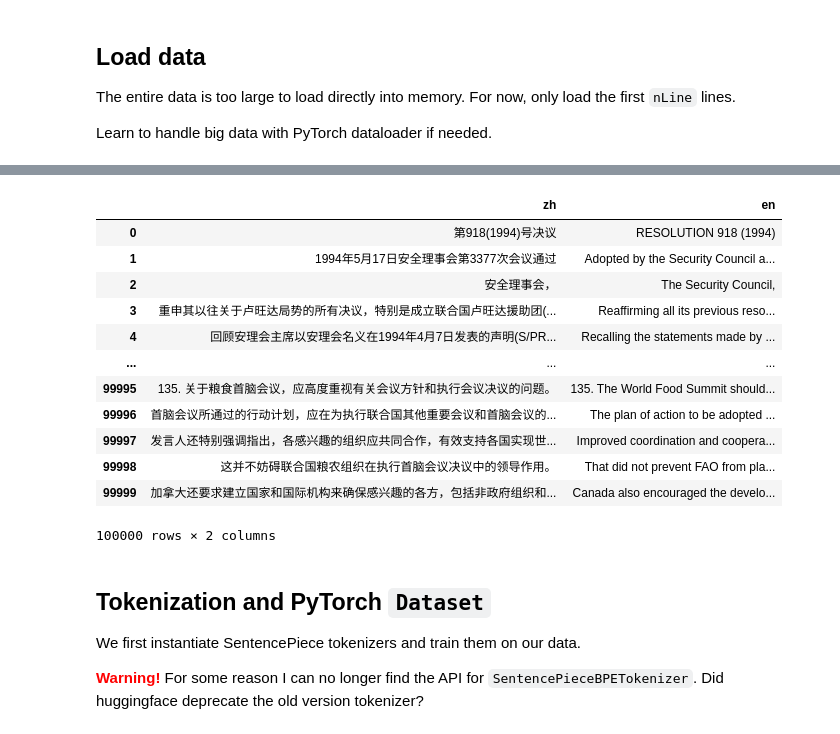
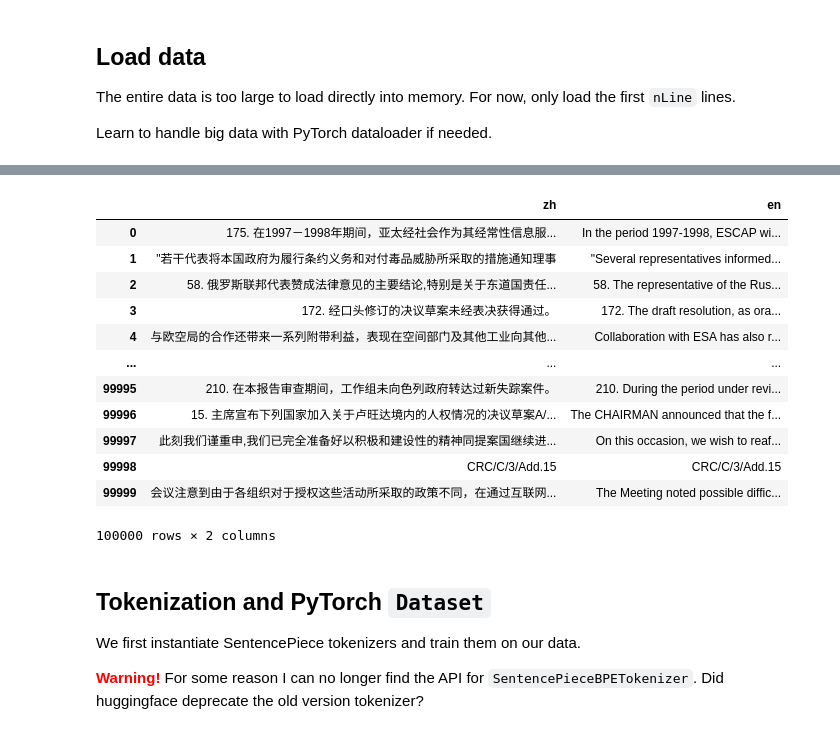
Before and after one commit to yongtso/Bo-Eng-Machine-Transation, a Jupyter notebook: warm_up_Chinese_English_02/t5_ch_en_notrick.ipynb, the cells around one changed output, grey strips where cells are left out. Saved outputs shown, nothing was run; the diff lists cells and outputs as text; code cells hidden in the pictures.

```diff
--- a/warm_up_Chinese_English_02/t5_ch_en_notrick.ipynb
+++ b/warm_up_Chinese_English_02/t5_ch_en_notrick.ipynb
@@ -41,7 +42,7 @@ for i in range(nLine):
     enLine = enFile.readline().strip()
     dataMatrix.append([zhLine, enLine])
 
-df_UN = pd.DataFrame(dataMatrix, columns = ['zh', 'en'])
+df_UN = pd.DataFrame(dataMatrix, columns = ['zh', 'en']).sample(frac=1).reset_index(drop=True) # Shuffle the data
 df_UN
 
 # Notice: The run time of appending rows in DataFrame is notoriously long
@@ -50,15 +51,15 @@ Wall time: 243 ms
 |  | zh | en |
-| 0 | 第918(1994)号决议 | RESOLUTION 918 (1994) |
-| 1 | 1994年5月17日安全理事会第3377次会议通过 | Adopted by the Security Council a... |
-| 2 | 安全理事会， | The Security Council, |
-| 3 | 重申其以往关于卢旺达局势的所有决议，特别是成立联合国卢旺达援助团(... | Reaffirming all its previous reso... |
-| 4 | 回顾安理会主席以安理会名义在1994年4月7日发表的声明(S/PR... | Recalling the statements made by ... |
+| 0 | 175. 在1997－1998年期间，亚太经社会作为其经常性信息服... | In the period 1997-1998, ESCAP wi... |
+| 1 | "若干代表将本国政府为履行条约义务和对付毒品威胁所采取的措施通知理事 | "Several representatives informed... |
+| 2 | 58. 俄罗斯联邦代表赞成法律意见的主要结论,特别是关于东道国责任... | 58. The representative of the Rus... |
+| 3 | 172. 经口头修订的决议草案未经表决获得通过。 | 172. The draft resolution, as ora... |
+| 4 | 与欧空局的合作还带来一系列附带利益，表现在空间部门及其他工业向其他... | Collaboration with ESA has also r... |
 | ... | ... | ... |
-| 99995 | 135. 关于粮食首脑会议，应高度重视有关会议方针和执行会议决议的问题。 | 135. The World Food Summit should... |
-| 99996 | 首脑会议所通过的行动计划，应在为执行联合国其他重要会议和首脑会议的... | The plan of action to be adopted ... |
-| 99997 | 发言人还特别强调指出，各感兴趣的组织应共同合作，有效支持各国实现世... | Improved coordination and coopera... |
-| 99998 | 这并不妨碍联合国粮农组织在执行首脑会议决议中的领导作用。 | That did not prevent FAO from pla... |
-| 99999 | 加拿大还要求建立国家和国际机构来确保感兴趣的各方，包括非政府组织和... | Canada also encouraged the develo... |
+| 99995 | 210. 在本报告审查期间，工作组未向色列政府转达过新失踪案件。 | 210. During the period under revi... |
+| 99996 | 15. 主席宣布下列国家加入关于卢旺达境内的人权情况的决议草案A/... | The CHAIRMAN announced that the f... |
+| 99997 | 此刻我们谨重申,我们已完全准备好以积极和建设性的精神同提案国继续进... | On this occasion, we wish to reaf... |
+| 99998 | CRC/C/3/Add.15 | CRC/C/3/Add.15 |
+| 99999 | 会议注意到由于各组织对于授权这些活动所采取的政策不同，在通过互联网... | The Meeting noted possible diffic... |
 100000 rows × 2 columns
 # %% [markdown]
 ## Tokenization and PyTorch `Dataset`
```
Also changed, not shown: parts of 8 cells of this notebook.
